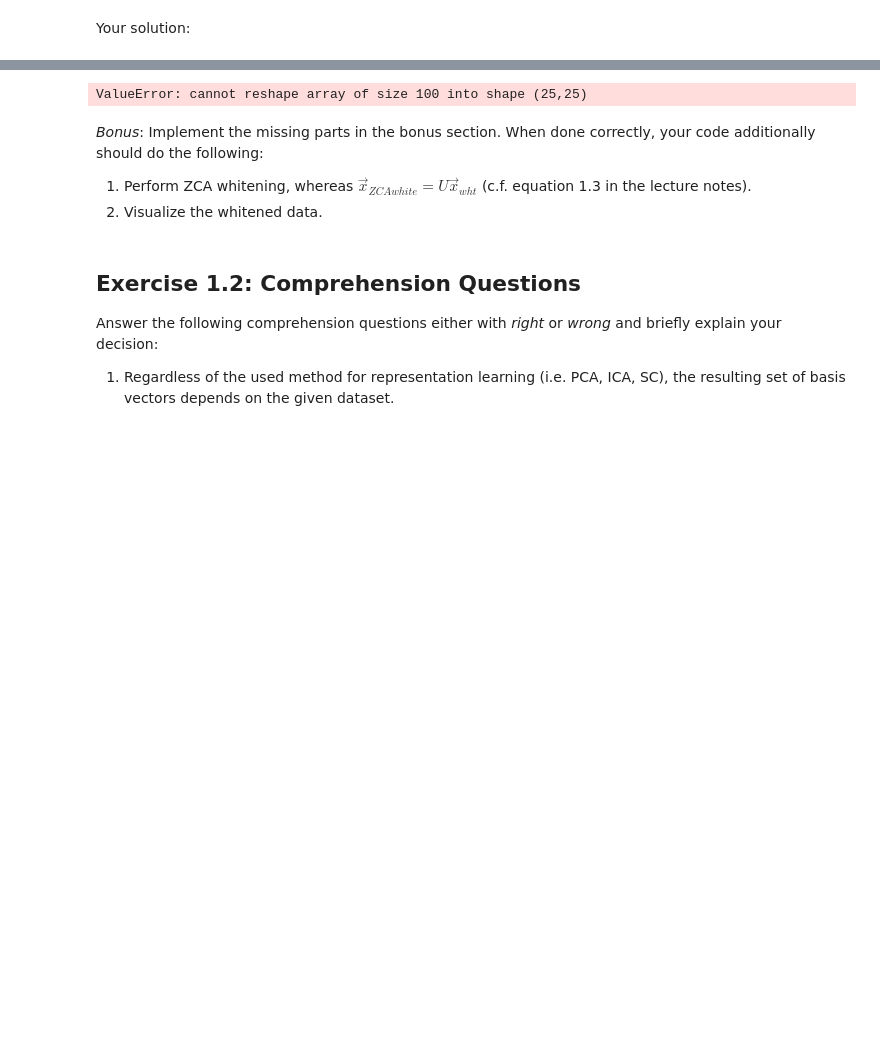
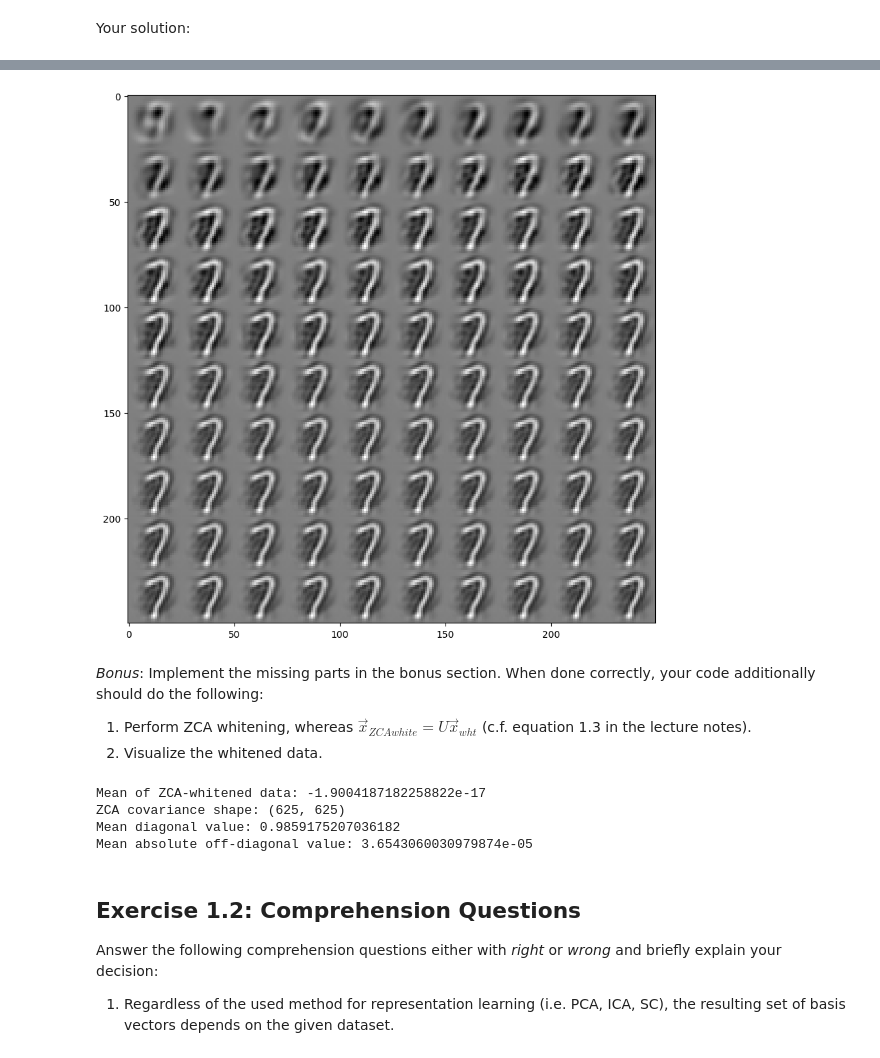
Before and after one commit to kawserahmad/ml-26, a Jupyter notebook: exercise_1_sc.ipynb, the cells around one changed output, grey strips where cells are left out. Drawn from its saved outputs; the diff is of its cells as text; code cells hidden in the pictures; blank space fills up the shorter version.

Commit message:
sparse coding

```diff
--- a/exercise_1_sc.ipynb
+++ b/exercise_1_sc.ipynb
@@ -237,43 +239,57 @@ random_patch = patches[random.randint(0, n_patches-1)]
 reconstructions = []
 
 def sparse_coding_reconstruction(random_patch, basis, reconstructions, n_basis):
+
+    all_coef = sparse_encode(random_patch.reshape(1, -1), basis)
+    sorted_indices = np.argsort(np.abs(all_coef[0]))
+
     for i in range(n_basis):
         # TODO: only use the first i basis vectors
+        selected_indices = sorted_indices[-(i+1):]
+        basis_subset = basis[selected_indices]
+
         # TODO: compute the coefficients
         # From sparse_encode documentation. The output of sparse_encode
         # X ~= code * dictionary
-        coef = -1
+        coef = all_coef[:, selected_indices]
+
         # TODO: compute the reconstruction
-        x_recon = -1
+        x_recon = coef @ basis_subset
         reconstructions.append(x_recon)
 
     return reconstructions
 
 def linear_reconstruction(random_patch, basis, reconstructions, n_basis):
     for i in range(n_basis):
         # TODO: only use the first i basis vectors
+        basis_subset = basis[:i+1]
+
         # TODO: compute the inverse basis
+        inverse_basis = np.linalg.pinv(basis_subset)
+
         # TODO: compute the coefficients
+        coef = random_patch @ inverse_basis
+
         # TODO: compute the reconstruction
-        x_recon = -1
+        x_recon = coef @ basis_subset
         reconstructions.append(x_recon)
 
     return reconstructions
 
 if method == 'sc':
     reconstructions = sparse_coding_reconstruction(
         random_patch, basis, reconstructions, n_basis
     )
 else:
     reconstructions = linear_reconstruction(
         random_patch, basis, reconstructions, n_basis
     )
 reconstructions = np.stack(reconstructions)
 
 # TODO show the reconstructed patch
 show_in_grid(reconstructions, patch_size, patch_size)
 # %% [output]
-ValueError: cannot reshape array of size 100 into shape (25,25)
+[figure, added]
 # %% [markdown]
 *Bonus*: Implement the missing parts in the bonus section. When done correctly, your code additionally should do the following:
 1. Perform ZCA whitening, whereas $\vec{x}_{ZCAwhite}=U\vec{x}_{wht}$ (c.f. equation 1.3 in the lecture notes).
@@ -302,3 +323,20 @@ xZCAwhite = -1
+# %%
+print("Mean of ZCA-whitened data:",
+      np.mean(xZCAwhite, axis=0).mean())
+
+zca_covariance = np.cov(xZCAwhite, rowvar=False)
+
+print("ZCA covariance shape:", zca_covariance.shape)
+print("Mean diagonal value:",
+      np.mean(np.diag(zca_covariance)))
+
+print("Mean absolute off-diagonal value:",
+      np.mean(np.abs(zca_covariance - np.diag(np.diag(zca_covariance)))))
+# %% [output]
+Mean of ZCA-whitened data: -1.9004187182258822e-17
+ZCA covariance shape: (625, 625)
+Mean diagonal value: 0.9859175207036182
+Mean absolute off-diagonal value: 3.6543060030979874e-05
 # %% [markdown]
 ## Exercise 1.2: Comprehension Questions
 
```
Also changed, not shown: parts of 3 cells of this notebook.
